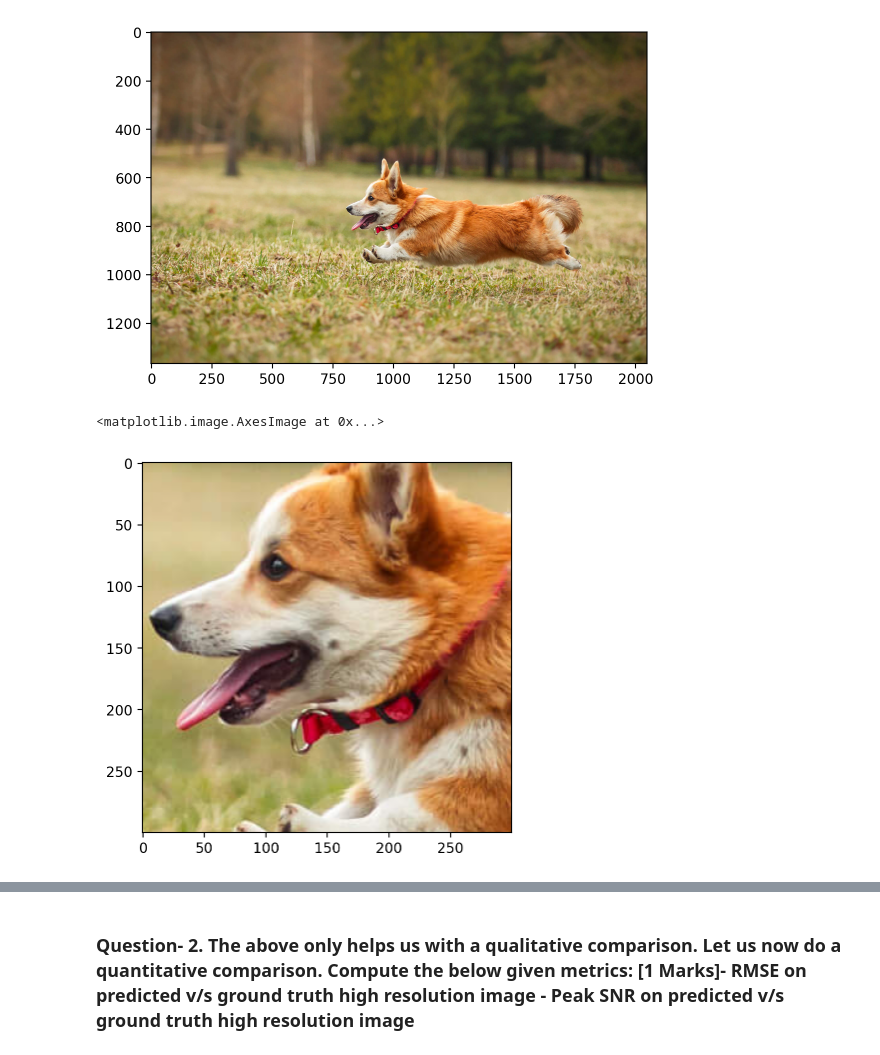
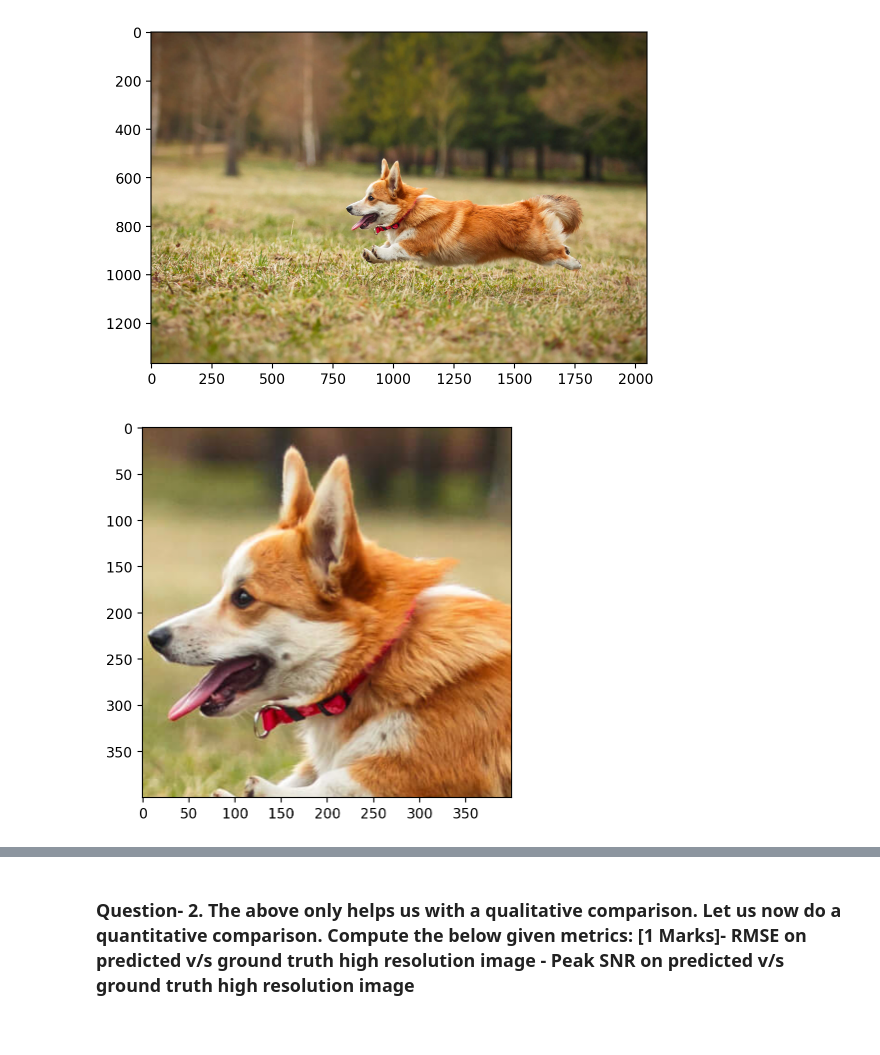
Before and after one commit to AbhayVG/ES335-Assigment-2, a Jupyter notebook: Task 3/task_3.ipynb, the cells around one changed output, grey strips where cells are left out. Cells and saved outputs as stored; diff of their text form; code cells hidden in the pictures.

```diff
--- a/Task 3/task_3.ipynb
+++ b/Task 3/task_3.ipynb
@@ -60,23 +63,30 @@ plt.imshow(rearrange(img, 'c h w -> h w c').numpy())
 <matplotlib.image.AxesImage at 0x...>
 [figure]
 # %%
+
+# STEP - 1
 from sklearn import preprocessing
 
 device = torch.device('cuda' if torch.cuda.is_available() else 'cpu')
 
 scaler_img = preprocessing.MinMaxScaler().fit(img.reshape(-1, 1))
 scaler_img
 img_scaled = scaler_img.transform(img.reshape(-1, 1)).reshape(img.shape)
 img_scaled.shape
 
 img_scaled = torch.tensor(img_scaled)
 img_scaled = img_scaled.to(device)
 img_scaled
 
-crop = torchvision.transforms.functional.crop(img_scaled.cpu(), 600, 800, 300, 300)
+crop = torchvision.transforms.functional.crop(img_scaled.cpu(), 500, 800, 400, 400)
 crop.shape
+plt.imshow(rearrange(crop, 'c h w -> h w c').cpu().numpy())
 
-plt.imshow(rearrange(crop, 'c h w -> h w c').cpu().numpy())
+# use pil library and save the image
+from PIL import Image
+crop = rearrange(crop, 'c h w -> h w c').cpu().numpy()
+crop = (crop * 255).astype(np.uint8)
+crop = Image.fromarray(crop)
+crop.save('crop_res.jpg')
 # %% [output]
-<matplotlib.image.AxesImage at 0x...>
-[figure, old version]
+[figure, new version]
```
Also changed, not shown: parts of 18 cells of this notebook, 1 other file.
